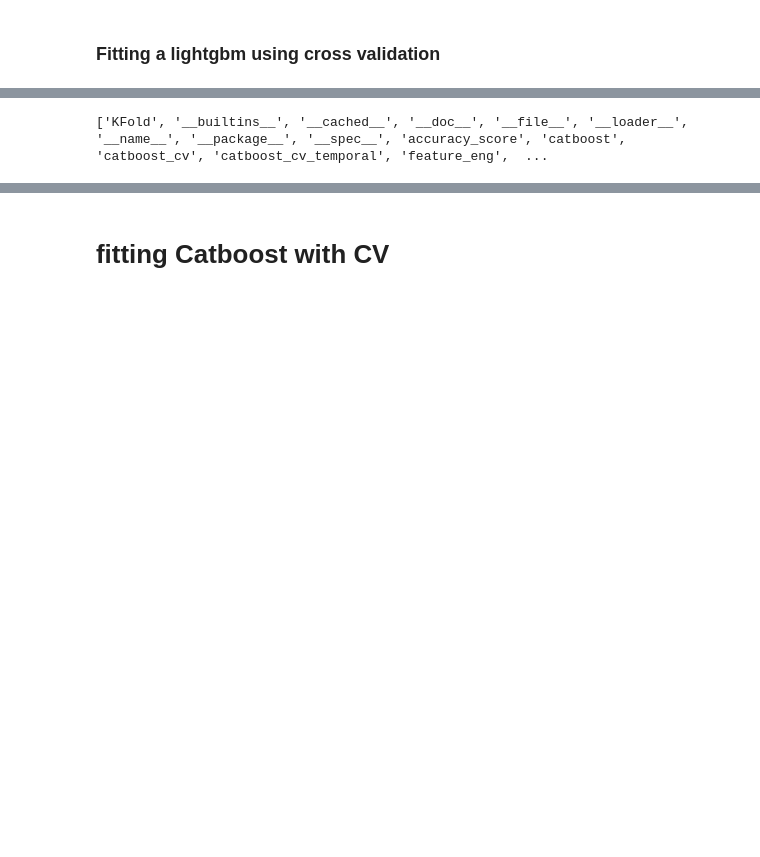
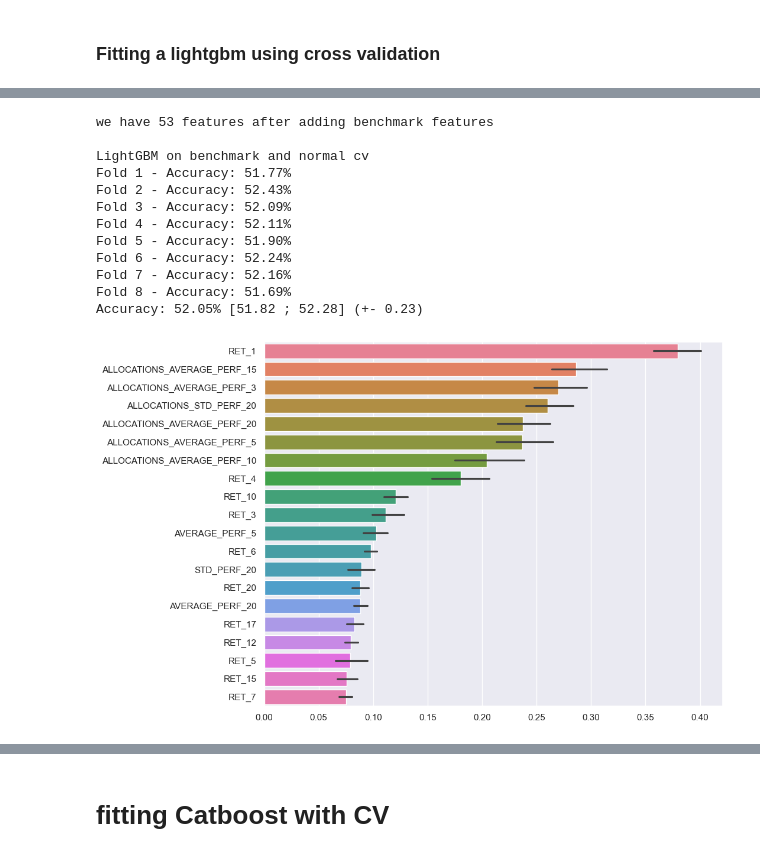
Before and after one commit to Martinoor/QRT-ENS-Data-Challenge, a Jupyter notebook: v2.ipynb, the cells around one changed output, grey strips where cells are left out. Saved outputs shown, nothing was run; the diff lists cells and outputs as text; code cells hidden in the pictures; blank space fills up the shorter version.

Commit message:
better pipeline

```diff
--- a/v2.ipynb
+++ b/v2.ipynb
@@ -53,14 +32,2 @@ X_train[features].head()
 # %% [markdown]
 ### Fitting a lightgbm using cross validation
-# %%
-print("lightgbm on bechmark + rowwise features and normal cv")
-lgbm_models, lgbm_scores = pipeline.lgbm_cv(
-    X_train,
-    y_train,
-    X_test,
-    features,
-    num_boost_round=500,
-    learning_rate=0.05,
-    max_depth=6,
-    see_folds=True,
-)
@@ -101,11 +55,35 @@ sns.barplot(
-# %%
-import pipeline
-from importlib import reload
-
-reload(pipeline)
-print(dir(pipeline))
-# %% [output]
-['KFold', '__builtins__', '__cached__', '__doc__', '__file__', '__loader__', '__name__', '__package__', '__spec__', 'accuracy_score', 'catboost', 'catboost_cv', 'catboost_cv_temporal', 'feature_eng',  ...
-# %%
-# change to True to save the predictions in a csv file
-pipeline.train_lgbm(X_train, y_train, X_test, features, saving_csv=False)
+# %%
+lgbm_performance = {}
+# %%
+# Add benchmark features
+X_train, X_test, features = feature_eng.FE_benchmark(X_train, X_test)
+
+print(f"we have {len(features)} features after adding benchmark features")
+
+print("\nLightGBM on benchmark features")
+lgbm_models, lgbm_scores = pipeline.lgbm_cv(
+    X_train,
+    y_train,
+    X_test,
+    features,
+    num_boost_round=300,
+    learning_rate=0.053,
+    max_depth=4,
+    see_folds=True,
+)
+lgbm_performance["benchmark"] = lgbm_scores
+plot_feature_importances(lgbm_models, features)
+# %% [output]
+we have 53 features after adding benchmark features
+
+LightGBM on benchmark and normal cv
+Fold 1 - Accuracy: 51.77%
+Fold 2 - Accuracy: 52.43%
+Fold 3 - Accuracy: 52.09%
+Fold 4 - Accuracy: 52.11%
+Fold 5 - Accuracy: 51.90%
+Fold 6 - Accuracy: 52.24%
+Fold 7 - Accuracy: 52.16%
+Fold 8 - Accuracy: 51.69%
+Accuracy: 52.05% [51.82 ; 52.28] (+- 0.23)
+[figure, added]
```
Also changed, not shown: parts of 23 cells of this notebook, 2 other files.
